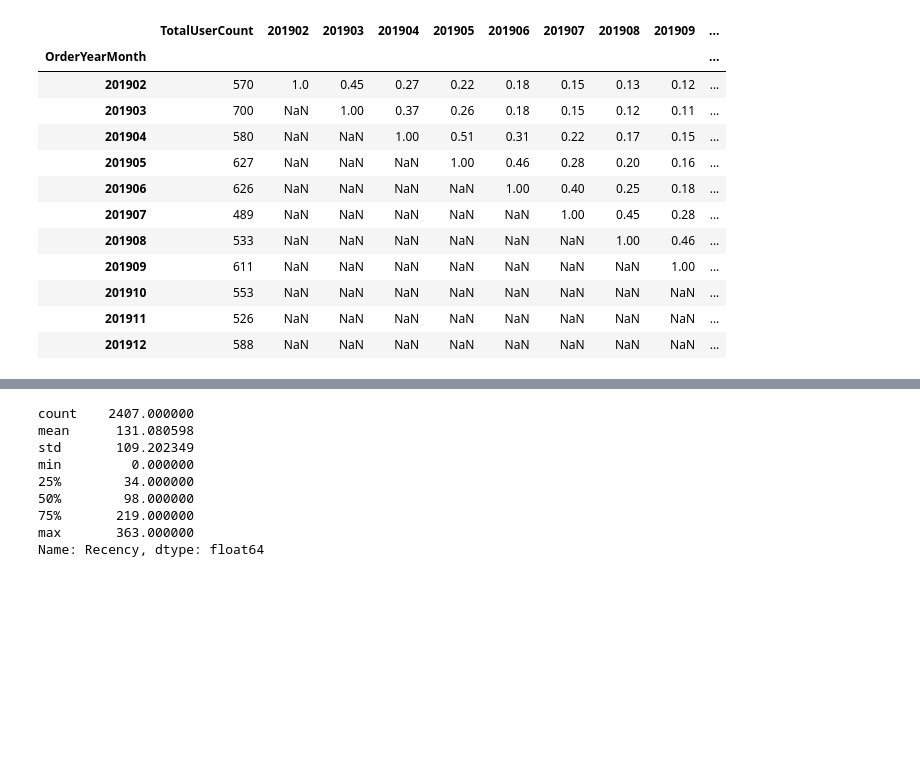
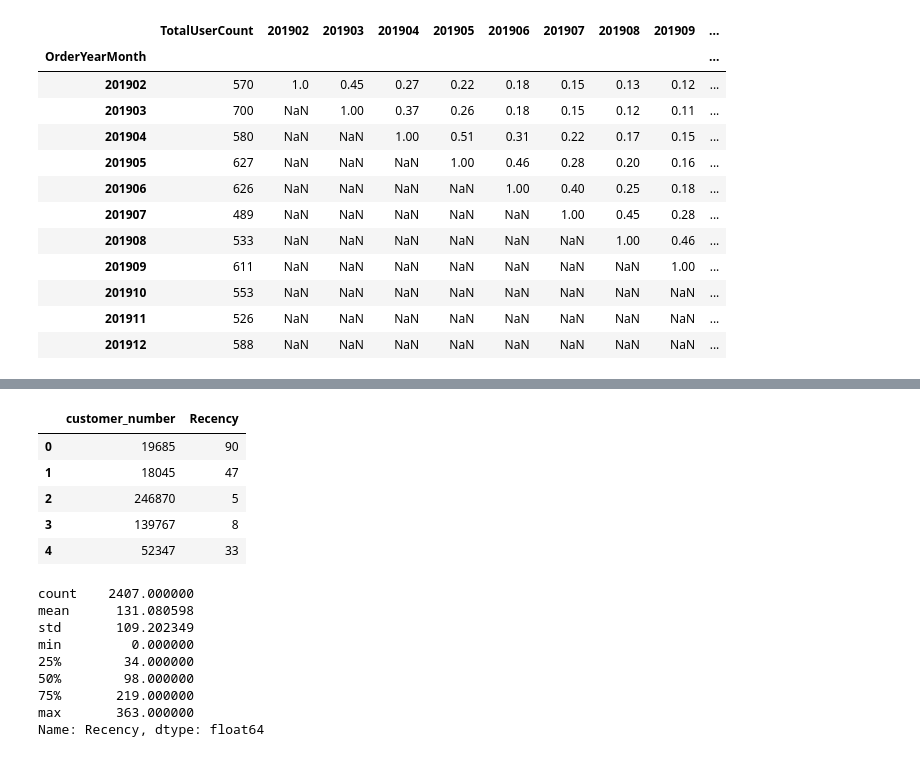
Before and after one commit to monoskim/BN-NAM-Customer-Segmentation, a Jupyter notebook: BN NAM Customer Segmentation.ipynb, the cells around one changed output, grey strips where cells are left out. Cells and saved outputs as stored; diff of their text form; code cells hidden in the pictures; blank space fills up the shorter version.

```diff
--- a/BN NAM Customer Segmentation.ipynb
+++ b/BN NAM Customer Segmentation.ipynb
@@ -384,19 +384,6 @@ tx_max_purchase['Recency'] = (tx_max_purchase['MaxPurchaseDate'].max() - tx_max_
 #merge this dataframe to our new user dataframe
 tx_user = pd.merge(tx_user, tx_max_purchase[['customer_number','Recency']], on='customer_number')
 
+#tx_data.head()
 tx_user.head()
-
-#plot a recency histogram
-
-plot_data = [
-    go.Histogram(
-        x=tx_user['Recency']
-    )
-]
-
-plot_layout = go.Layout(
-        title='Recency'
-    )
-fig = go.Figure(data=plot_data, layout=plot_layout)
-pyoff.iplot(fig)
 # %% [output]
@@ -404,3 +390,9 @@ pyoff.iplot(fig)
+|  | customer_number | Recency |
+| 0 | 19685 | 90 |
+| 1 | 18045 | 47 |
+| 2 | 246870 | 5 |
+| 3 | 139767 | 8 |
+| 4 | 52347 | 33 |
 # %%
 tx_user.Recency.describe()
 # %% [output]
```
Also changed, not shown: parts of 14 cells of this notebook.
